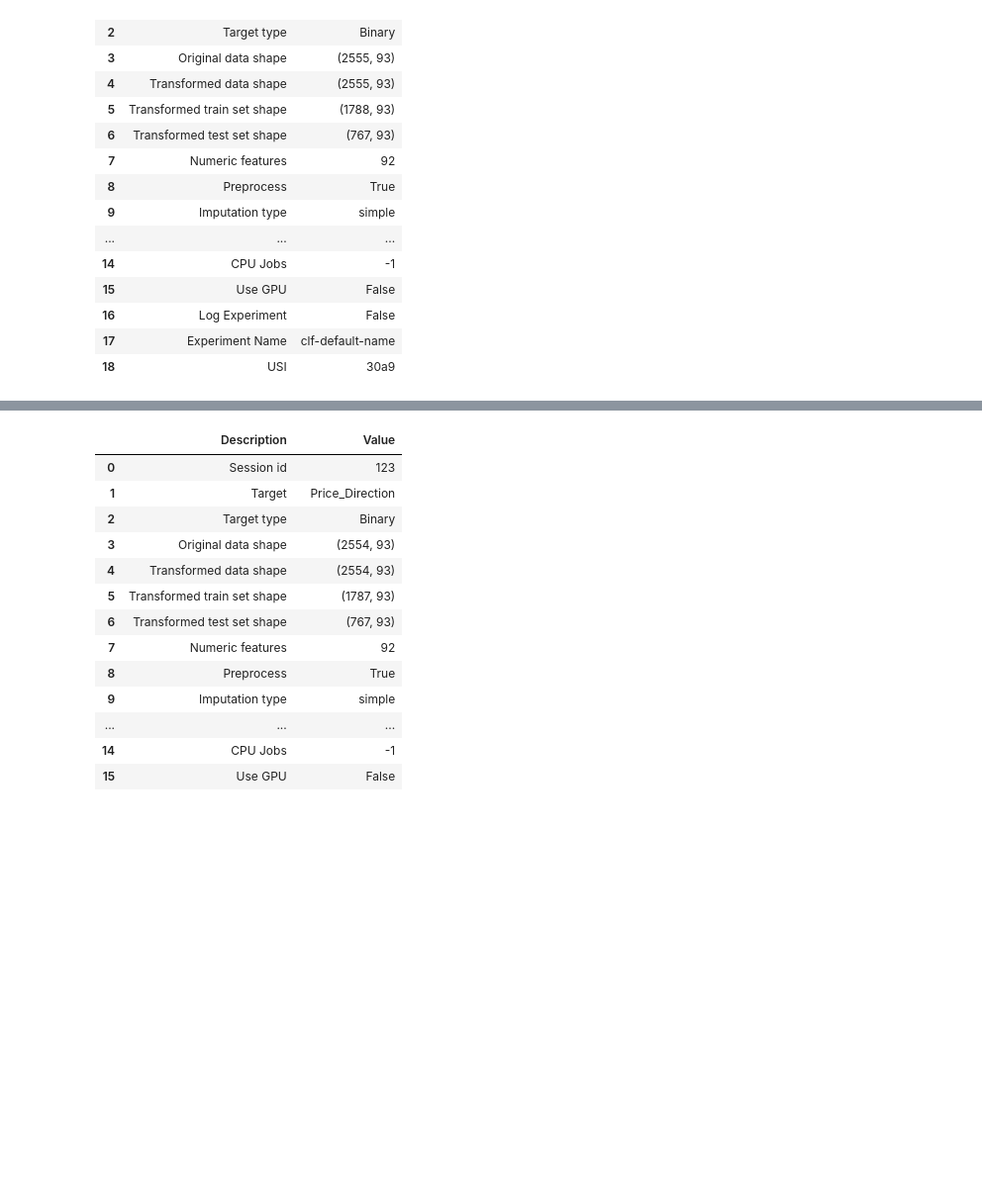
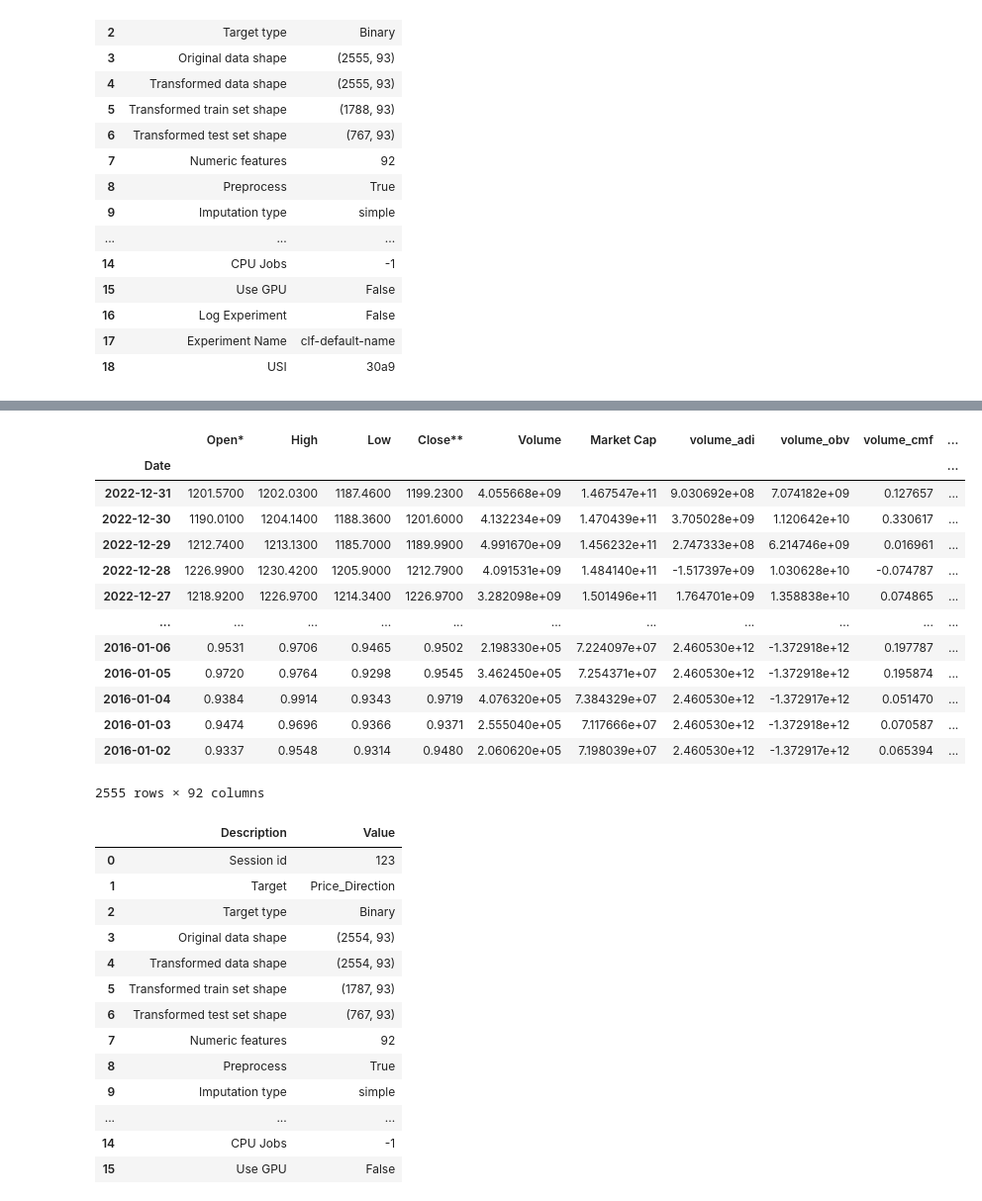
Before and after one commit to Smaran1832/Altcoin-Price-Prediction, a Jupyter notebook: New_Experiments/New_Experiment_Scripts/Verification.ipynb, the cells around one changed output, grey strips where cells are left out. Shown at 99% size. Drawn from its saved outputs; the diff is of its cells as text; code cells hidden in the pictures; blank space fills up the shorter version.

```diff
--- a/New_Experiments/New_Experiment_Scripts/Verification.ipynb
+++ b/New_Experiments/New_Experiment_Scripts/Verification.ipynb
@@ -198,6 +198,23 @@ columns_to_shift = ETH_market.columns.difference(['Date','Price_Direction'])
 ETH_market[columns_to_shift] = ETH_market[columns_to_shift].shift(-1)
 
 ETH_market.dropna(inplace=True)
+# %%
+ETH_market
+# %% [output]
+|  | Open* | High | Low | Close** | Volume | Market Cap | volume_adi | volume_obv | volume_cmf | ... |
+| Date |  |  |  |  |  |  |  |  |  | ... |
+| 2022-12-31 | 1201.5700 | 1202.0300 | 1187.4600 | 1199.2300 | 4.055668e+09 | 1.467547e+11 | 9.030692e+08 | 7.074182e+09 | 0.127657 | ... |
+| 2022-12-30 | 1190.0100 | 1204.1400 | 1188.3600 | 1201.6000 | 4.132234e+09 | 1.470439e+11 | 3.705028e+09 | 1.120642e+10 | 0.330617 | ... |
+| 2022-12-29 | 1212.7400 | 1213.1300 | 1185.7000 | 1189.9900 | 4.991670e+09 | 1.456232e+11 | 2.747333e+08 | 6.214746e+09 | 0.016961 | ... |
+| 2022-12-28 | 1226.9900 | 1230.4200 | 1205.9000 | 1212.7900 | 4.091531e+09 | 1.484140e+11 | -1.517397e+09 | 1.030628e+10 | -0.074787 | ... |
+| 2022-12-27 | 1218.9200 | 1226.9700 | 1214.3400 | 1226.9700 | 3.282098e+09 | 1.501496e+11 | 1.764701e+09 | 1.358838e+10 | 0.074865 | ... |
+| ... | ... | ... | ... | ... | ... | ... | ... | ... | ... | ... |
+| 2016-01-06 | 0.9531 | 0.9706 | 0.9465 | 0.9502 | 2.198330e+05 | 7.224097e+07 | 2.460530e+12 | -1.372918e+12 | 0.197787 | ... |
+| 2016-01-05 | 0.9720 | 0.9764 | 0.9298 | 0.9545 | 3.462450e+05 | 7.254371e+07 | 2.460530e+12 | -1.372918e+12 | 0.195874 | ... |
+| 2016-01-04 | 0.9384 | 0.9914 | 0.9343 | 0.9719 | 4.076320e+05 | 7.384329e+07 | 2.460530e+12 | -1.372917e+12 | 0.051470 | ... |
+| 2016-01-03 | 0.9474 | 0.9696 | 0.9366 | 0.9371 | 2.555040e+05 | 7.117666e+07 | 2.460530e+12 | -1.372918e+12 | 0.070587 | ... |
+| 2016-01-02 | 0.9337 | 0.9548 | 0.9314 | 0.9480 | 2.060620e+05 | 7.198039e+07 | 2.460530e+12 | -1.372917e+12 | 0.065394 | ... |
+2555 rows × 92 columns
 # %%
 import numpy as np
 from pycaret.classification import *
```
Also changed, not shown: parts of 3 cells of this notebook, 1 other file.
